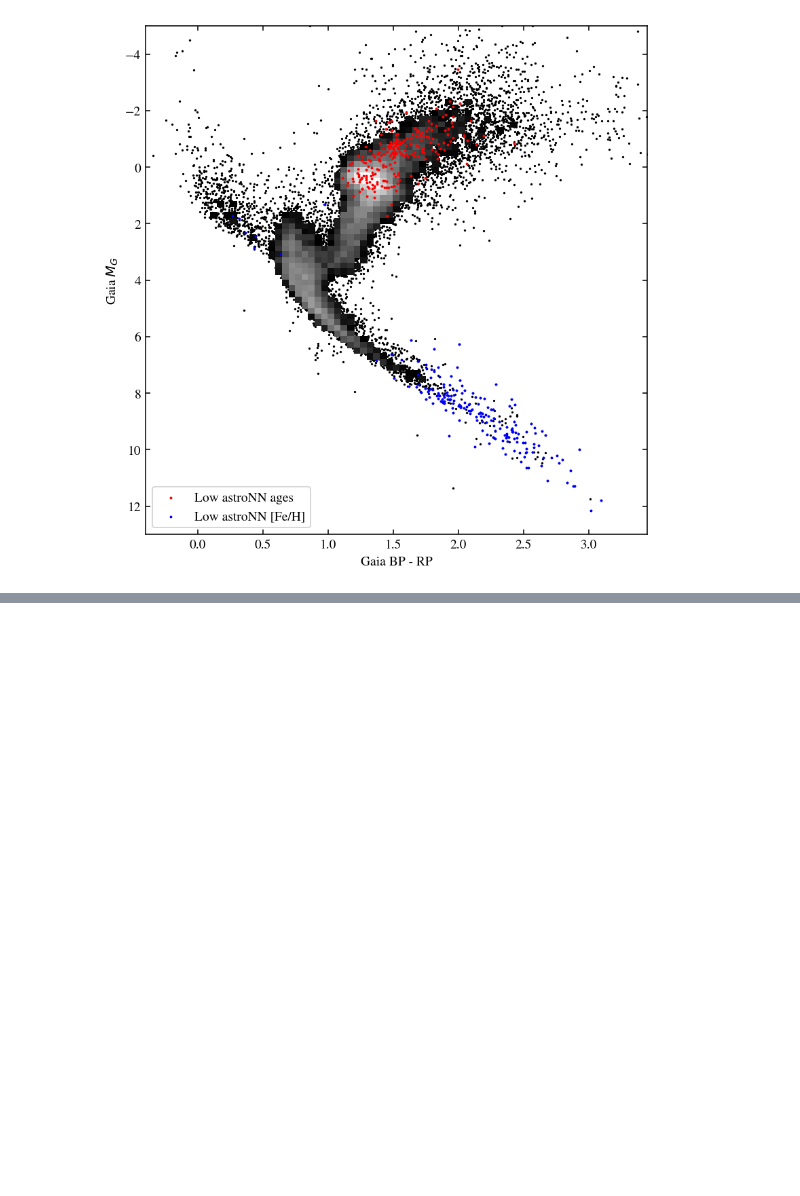
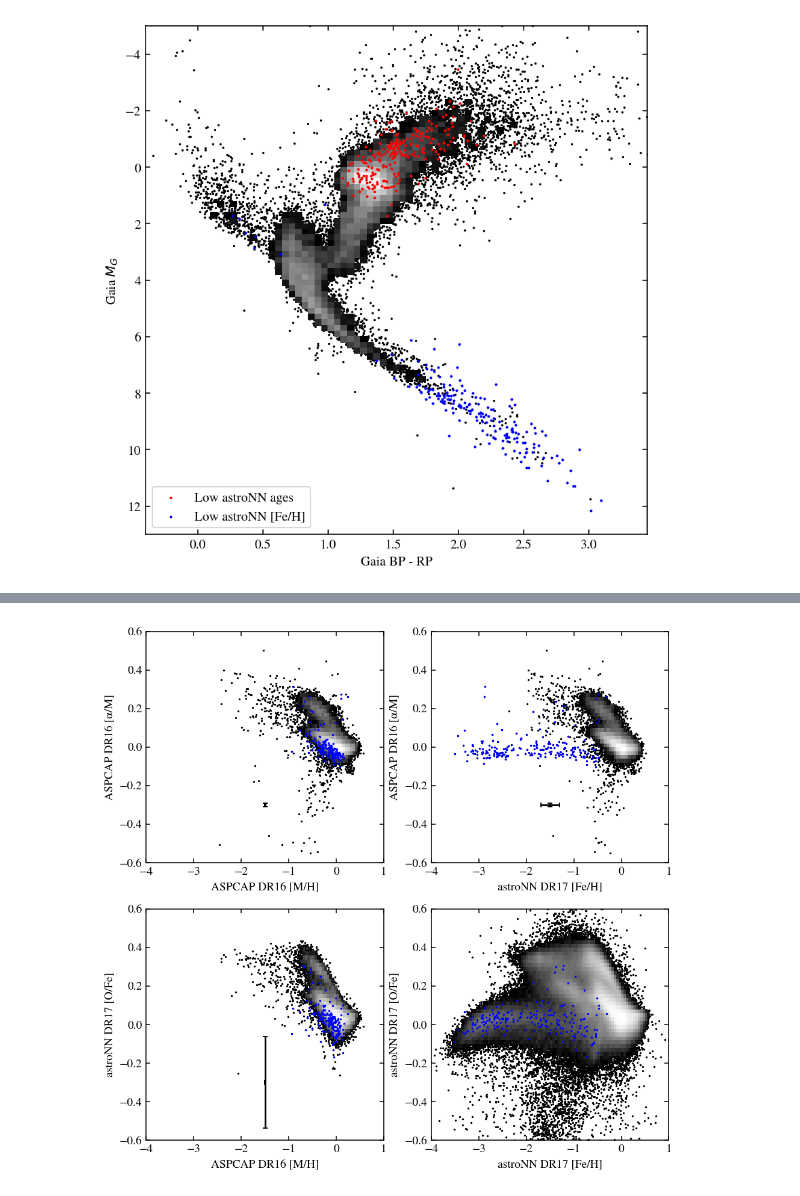
Before and after one commit to lodubay/first-year-project, a Jupyter notebook: compare_datasets.ipynb, the cells around one changed output, grey strips where cells are left out. Drawn from its saved outputs; the diff is of its cells as text; code cells hidden in the pictures; blank space fills up the shorter version.

Commit message:
alpha vs fe plots

```diff
--- a/compare_datasets.ipynb
+++ b/compare_datasets.ipynb
@@ -849,0 +852,80 @@ plt.show()
+# %%
+fig, axs = plt.subplots(2, 2, figsize=(8, 8))
+
+# plot bounds
+xmin = -4
+xmax = 1
+dx = 0.05
+ymin = -0.6
+ymax = 0.6
+dy = 0.02
+
+low_fe = stellar_params[stellar_params['ASTRONN_FE_H'] - stellar_params['DR16_M_H_COR'] < -0.5]
+
+ax = axs[0,0]
+abund = stellar_params[pd.notna(stellar_params['DR16_M_H_COR']) & pd.notna(stellar_params['DR16_ALP_M_COR'])].copy()
+ax.scatter(abund['DR16_M_H_COR'], abund['DR16_ALP_M_COR'], s=.5, c='k')
+ax.hist2d(abund['DR16_M_H_COR'], abund['DR16_ALP_M_COR'],
+          bins=[np.arange(xmin, xmax+dx, dx), np.arange(ymin, ymax+dy, dy)],
+          cmap='gray', norm=colors.LogNorm(), cmin=10)
+ax.errorbar(-1.5, -0.3,
+            xerr=rms(abund['DR16_M_H_COR_ERR']),
+            yerr=rms(abund['DR16_ALP_M_COR_ERR']),
+            c='k', capsize=2)
+ax.scatter(low_fe['DR16_M_H_COR'], low_fe['DR16_ALP_M_COR'], c='b', s=.6, label='Low astroNN [Fe/H]')
+ax.set_xlim((xmin, xmax))
+ax.set_ylim((ymin, ymax))
+ax.set_xlabel('ASPCAP DR16 [M/H]')
+ax.set_ylabel('ASPCAP DR16 [α/M]')
+
+ax = axs[0,1]
+abund = stellar_params[pd.notna(stellar_params['ASTRONN_FE_H']) & pd.notna(stellar_params['DR16_ALP_M_COR'])].copy()
+ax.scatter(abund['ASTRONN_FE_H'], abund['DR16_ALP_M_COR'], s=.5, c='k')
+ax.hist2d(abund['ASTRONN_FE_H'], abund['DR16_ALP_M_COR'],
+          bins=[np.arange(xmin, xmax+dx, dx), np.arange(ymin, ymax+dy, dy)],
+          cmap='gray', norm=colors.LogNorm(), cmin=10)
+ax.errorbar(-1.5, -0.3,
+            xerr=rms(abund['ASTRONN_FE_H_ERR']),
+            yerr=rms(abund['DR16_ALP_M_COR_ERR']),
+            c='k', capsize=2)
+ax.scatter(low_fe['ASTRONN_FE_H'], low_fe['DR16_ALP_M_COR'], c='b', s=.6)
+ax.set_xlim((xmin, xmax))
+ax.set_ylim((ymin, ymax))
+ax.set_xlabel('astroNN DR17 [Fe/H]')
+ax.set_ylabel('ASPCAP DR16 [α/M]')
+
+ax = axs[1,0]
+abund = stellar_params[pd.notna(stellar_params['DR16_M_H_COR']) & pd.notna(stellar_params['ASTRONN_O_FE'])].copy()
+ax.scatter(abund['DR16_M_H_COR'], abund['ASTRONN_O_FE'], s=.5, c='k')
+ax.hist2d(abund['DR16_M_H_COR'], abund['ASTRONN_O_FE'],
+          bins=[np.arange(xmin, xmax+dx, dx), np.arange(ymin, ymax+dy, dy)],
+          cmap='gray', norm=colors.LogNorm(), cmin=10)
+ax.errorbar(-1.5, -0.3,
+            xerr=rms(abund['DR16_M_H_COR_ERR']),
+            yerr=rms(abund['ASTRONN_O_FE_ERR']),
+            c='k', capsize=2)
+ax.scatter(low_fe['DR16_M_H_COR'], low_fe['ASTRONN_O_FE'], c='b', s=.6)
+ax.set_xlim((xmin, xmax))
+ax.set_ylim((ymin, ymax))
+ax.set_xlabel('ASPCAP DR16 [M/H]')
+ax.set_ylabel('astroNN DR17 [O/Fe]')
+
+ax = axs[1,1]
+abund = stellar_params[pd.notna(stellar_params['ASTRONN_FE_H']) & pd.notna(stellar_params['ASTRONN_O_FE'])].copy()
+ax.scatter(abund['ASTRONN_FE_H'], abund['ASTRONN_O_FE'], s=.5, c='k')
+ax.hist2d(abund['ASTRONN_FE_H'], abund['ASTRONN_O_FE'],
+          bins=[np.arange(xmin, xmax+dx, dx), np.arange(ymin, ymax+dy, dy)],
+          cmap='gray', norm=colors.LogNorm(), cmin=10)
+# ax.errorbar(-1.5, -0.3,
+#             xerr=rms(abund['ASTRONN_FE_H_ERR']),
+#             yerr=rms(abund['ASTRONN_O_FE_ERR']),
+#             c='k', capsize=2)
+ax.scatter(low_fe['ASTRONN_FE_H'], low_fe['ASTRONN_O_FE'], c='b', s=.6)
+ax.set_xlim((xmin, xmax))
+ax.set_ylim((ymin, ymax))
+ax.set_xlabel('astroNN DR17 [Fe/H]')
+ax.set_ylabel('astroNN DR17 [O/Fe]')
+
+plt.show()
+# %% [output]
+[figure, added]
```
Also changed, not shown: parts of 2 cells of this notebook, 2 other files.
